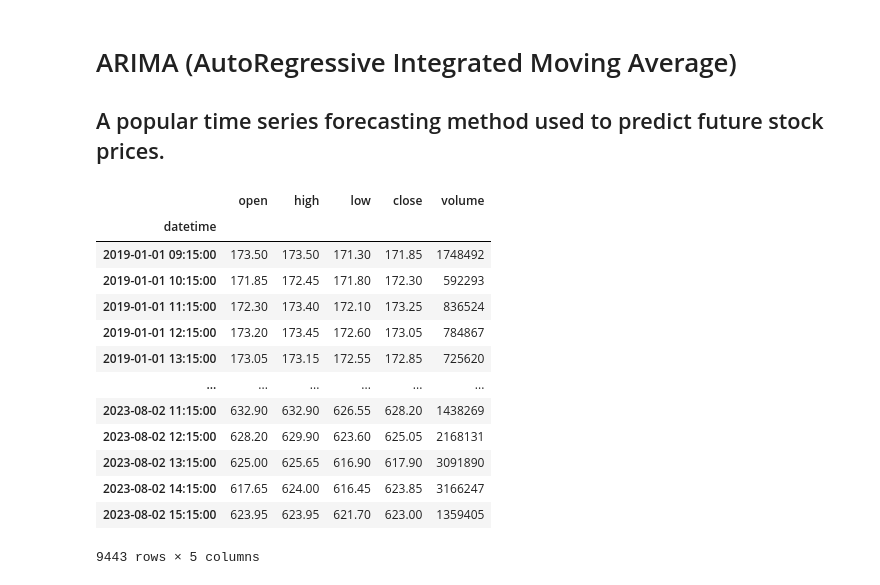
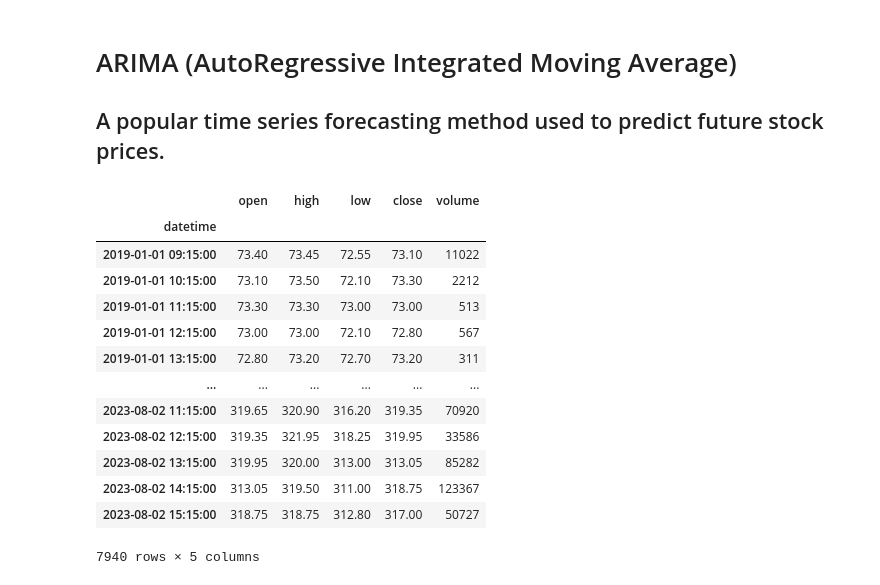
Before and after one commit to Aqua-4/stock_prediction, a Jupyter notebook: econometric_models/arima.ipynb, the cells around one changed output. Drawn from its saved outputs; the diff is of its cells as text; code cells hidden in the pictures.

```diff
--- a/econometric_models/arima.ipynb
+++ b/econometric_models/arima.ipynb
@@ -5,27 +5,27 @@
 # %%
 import pandas as pd
 
-file_name='TATAMOTORS.csv'
+file_name='DLINKINDIA.csv'
 # Load stock price data
 data = pd.read_csv(f'../data/raw/{file_name}', parse_dates=True)
 data['datetime'] = pd.to_datetime(data['datetime'])
 
 data.set_index('datetime', inplace=True)
 data = data[['open', 'high', 'low', 'close', 'volume']]
 
 data
 # %% [output]
 |  | open | high | low | close | volume |
 | datetime |  |  |  |  |  |
-| 2019-01-01 09:15:00 | 173.50 | 173.50 | 171.30 | 171.85 | 1748492 |
-| 2019-01-01 10:15:00 | 171.85 | 172.45 | 171.80 | 172.30 | 592293 |
-| 2019-01-01 11:15:00 | 172.30 | 173.40 | 172.10 | 173.25 | 836524 |
-| 2019-01-01 12:15:00 | 173.20 | 173.45 | 172.60 | 173.05 | 784867 |
-| 2019-01-01 13:15:00 | 173.05 | 173.15 | 172.55 | 172.85 | 725620 |
+| 2019-01-01 09:15:00 | 73.40 | 73.45 | 72.55 | 73.10 | 11022 |
+| 2019-01-01 10:15:00 | 73.10 | 73.50 | 72.10 | 73.30 | 2212 |
+| 2019-01-01 11:15:00 | 73.30 | 73.30 | 73.00 | 73.00 | 513 |
+| 2019-01-01 12:15:00 | 73.00 | 73.00 | 72.10 | 72.80 | 567 |
+| 2019-01-01 13:15:00 | 72.80 | 73.20 | 72.70 | 73.20 | 311 |
 | ... | ... | ... | ... | ... | ... |
-| 2023-08-02 11:15:00 | 632.90 | 632.90 | 626.55 | 628.20 | 1438269 |
-| 2023-08-02 12:15:00 | 628.20 | 629.90 | 623.60 | 625.05 | 2168131 |
-| 2023-08-02 13:15:00 | 625.00 | 625.65 | 616.90 | 617.90 | 3091890 |
-| 2023-08-02 14:15:00 | 617.65 | 624.00 | 616.45 | 623.85 | 3166247 |
-| 2023-08-02 15:15:00 | 623.95 | 623.95 | 621.70 | 623.00 | 1359405 |
+| 2023-08-02 11:15:00 | 319.65 | 320.90 | 316.20 | 319.35 | 70920 |
+| 2023-08-02 12:15:00 | 319.35 | 321.95 | 318.25 | 319.95 | 33586 |
+| 2023-08-02 13:15:00 | 319.95 | 320.00 | 313.00 | 313.05 | 85282 |
+| 2023-08-02 14:15:00 | 313.05 | 319.50 | 311.00 | 318.75 | 123367 |
+| 2023-08-02 15:15:00 | 318.75 | 318.75 | 312.80 | 317.00 | 50727 |
-9443 rows × 5 columns
+7940 rows × 5 columns
```
Also changed, not shown: parts of 7 cells of this notebook, 1 other file.
